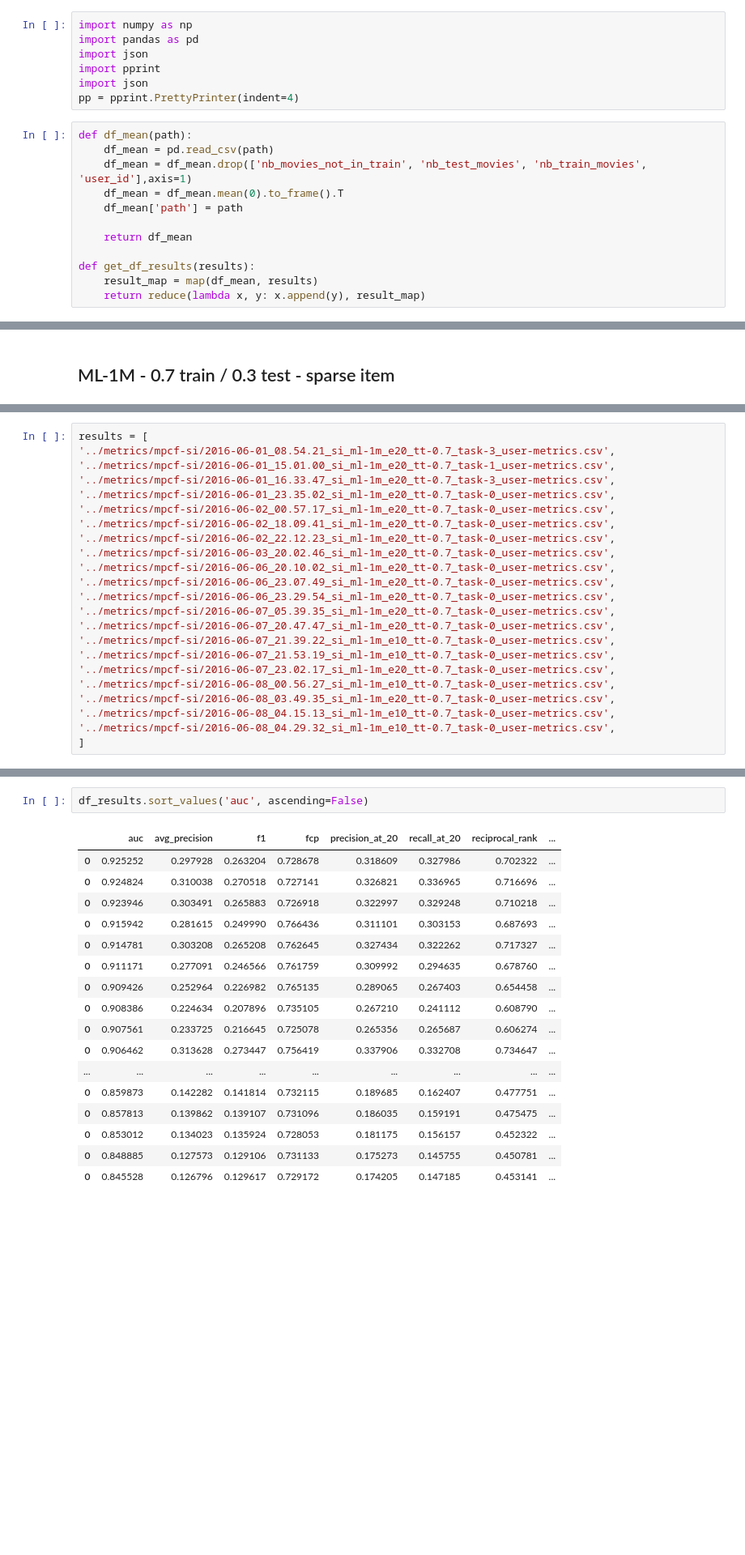
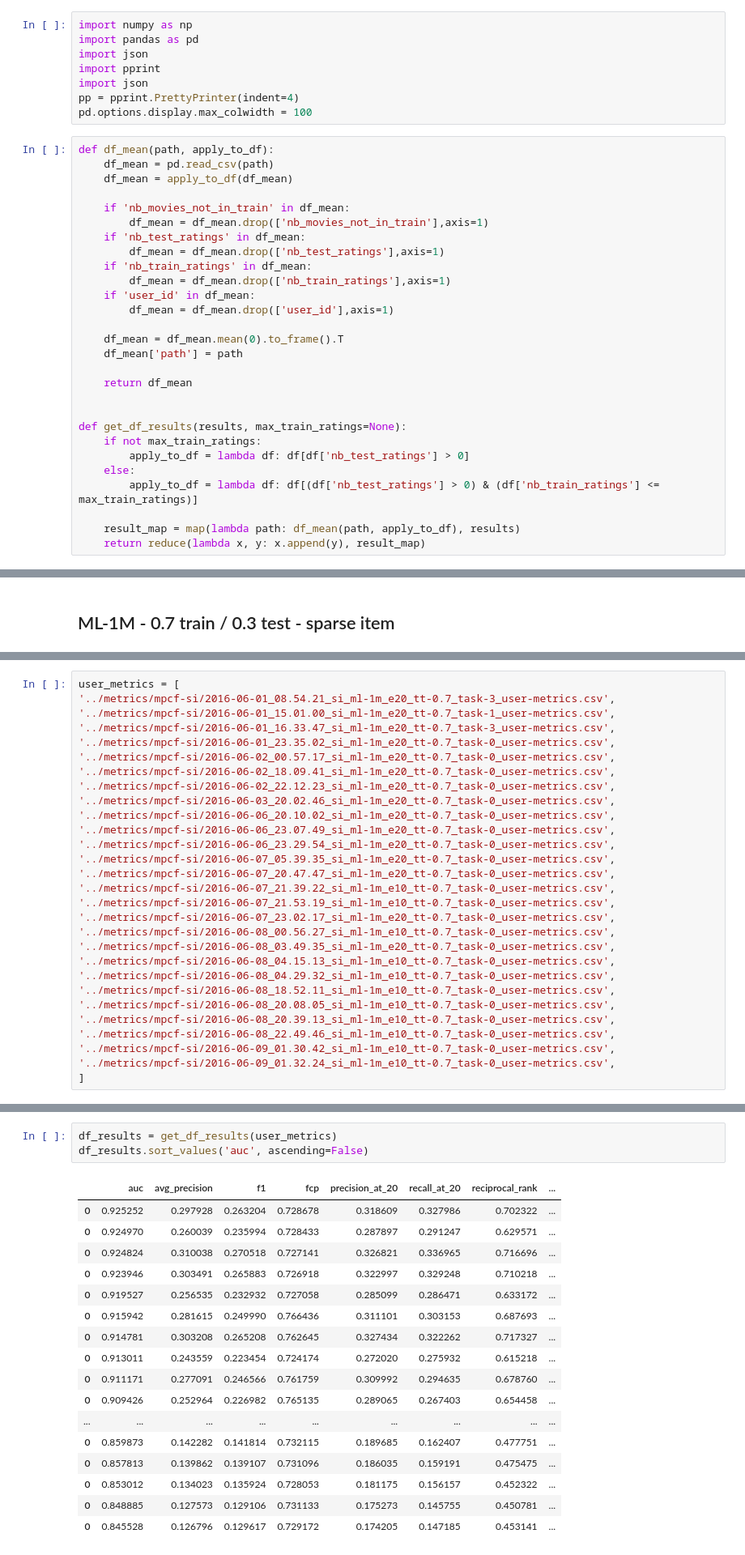
Before and after one commit to marcuniq/bsc-thesis, a Jupyter notebook: code/ipynb/gridsearch_mpcf_si_results.ipynb, the cells around one changed output, grey strips where cells are left out. Shown at 81% size. Saved outputs shown, nothing was run; the diff lists cells and outputs as text; blank space fills up the shorter version.

```diff
--- a/code/ipynb/gridsearch_mpcf_si_results.ipynb
+++ b/code/ipynb/gridsearch_mpcf_si_results.ipynb
@@ -5,17 +5,34 @@ import json
 import pprint
 import json
 pp = pprint.PrettyPrinter(indent=4)
+pd.options.display.max_colwidth = 100
 # %%
-def df_mean(path):
+def df_mean(path, apply_to_df):
     df_mean = pd.read_csv(path)
-    df_mean = df_mean.drop(['nb_movies_not_in_train', 'nb_test_movies', 'nb_train_movies', 'user_id'],axis=1)
+    df_mean = apply_to_df(df_mean)
+
+    if 'nb_movies_not_in_train' in df_mean:
+        df_mean = df_mean.drop(['nb_movies_not_in_train'],axis=1)
+    if 'nb_test_ratings' in df_mean:
+        df_mean = df_mean.drop(['nb_test_ratings'],axis=1)
+    if 'nb_train_ratings' in df_mean:
+        df_mean = df_mean.drop(['nb_train_ratings'],axis=1)
+    if 'user_id' in df_mean:
+        df_mean = df_mean.drop(['user_id'],axis=1)
+
     df_mean = df_mean.mean(0).to_frame().T
     df_mean['path'] = path
 
     return df_mean
 
-def get_df_results(results):
-    result_map = map(df_mean, results)
+
+def get_df_results(results, max_train_ratings=None):
+    if not max_train_ratings:
+        apply_to_df = lambda df: df[df['nb_test_ratings'] > 0]
+    else:
+        apply_to_df = lambda df: df[(df['nb_test_ratings'] > 0) & (df['nb_train_ratings'] <= max_train_ratings)]
+
+    result_map = map(lambda path: df_mean(path, apply_to_df), results)
     return reduce(lambda x, y: x.append(y), result_map)
 # %% [markdown]
 ## ML-100k - 0.7 train / 0.3 test - sparse item
@@ -136,5 +289,5 @@ with open('../models/mpcf-si/2016-05-27_19.59.33_si_ml-100k_e20_tt-0.7_task-15_c
 # %%
-results = [
+user_metrics = [
 '../metrics/mpcf-si/2016-06-01_08.54.21_si_ml-1m_e20_tt-0.7_task-3_user-metrics.csv',
 '../metrics/mpcf-si/2016-06-01_15.01.00_si_ml-1m_e20_tt-0.7_task-1_user-metrics.csv',
 '../metrics/mpcf-si/2016-06-01_16.33.47_si_ml-1m_e20_tt-0.7_task-3_user-metrics.csv',
@@ -155,4 +308,10 @@ results = [
 '../metrics/mpcf-si/2016-06-08_03.49.35_si_ml-1m_e20_tt-0.7_task-0_user-metrics.csv',
 '../metrics/mpcf-si/2016-06-08_04.15.13_si_ml-1m_e10_tt-0.7_task-0_user-metrics.csv',
 '../metrics/mpcf-si/2016-06-08_04.29.32_si_ml-1m_e10_tt-0.7_task-0_user-metrics.csv',
+'../metrics/mpcf-si/2016-06-08_18.52.11_si_ml-1m_e10_tt-0.7_task-0_user-metrics.csv',
+'../metrics/mpcf-si/2016-06-08_20.08.05_si_ml-1m_e10_tt-0.7_task-0_user-metrics.csv',
+'../metrics/mpcf-si/2016-06-08_20.39.13_si_ml-1m_e10_tt-0.7_task-0_user-metrics.csv',
+'../metrics/mpcf-si/2016-06-08_22.49.46_si_ml-1m_e10_tt-0.7_task-0_user-metrics.csv',
+'../metrics/mpcf-si/2016-06-09_01.30.42_si_ml-1m_e10_tt-0.7_task-0_user-metrics.csv',
+'../metrics/mpcf-si/2016-06-09_01.32.24_si_ml-1m_e10_tt-0.7_task-0_user-metrics.csv',
 ]
@@ -161,17 +318,18 @@ df_results = get_df_results(results)
 # %%
+df_results = get_df_results(user_metrics)
 df_results.sort_values('auc', ascending=False)
 # %% [output]
 |  | auc | avg_precision | f1 | fcp | precision_at_20 | recall_at_20 | reciprocal_rank | ... |
 | 0 | 0.925252 | 0.297928 | 0.263204 | 0.728678 | 0.318609 | 0.327986 | 0.702322 | ... |
+| 0 | 0.924970 | 0.260039 | 0.235994 | 0.728433 | 0.287897 | 0.291247 | 0.629571 | ... |
 | 0 | 0.924824 | 0.310038 | 0.270518 | 0.727141 | 0.326821 | 0.336965 | 0.716696 | ... |
 | 0 | 0.923946 | 0.303491 | 0.265883 | 0.726918 | 0.322997 | 0.329248 | 0.710218 | ... |
+| 0 | 0.919527 | 0.256535 | 0.232932 | 0.727058 | 0.285099 | 0.286471 | 0.633172 | ... |
 | 0 | 0.915942 | 0.281615 | 0.249990 | 0.766436 | 0.311101 | 0.303153 | 0.687693 | ... |
 | 0 | 0.914781 | 0.303208 | 0.265208 | 0.762645 | 0.327434 | 0.322262 | 0.717327 | ... |
+| 0 | 0.913011 | 0.243559 | 0.223454 | 0.724174 | 0.272020 | 0.275932 | 0.615218 | ... |
 | 0 | 0.911171 | 0.277091 | 0.246566 | 0.761759 | 0.309992 | 0.294635 | 0.678760 | ... |
 | 0 | 0.909426 | 0.252964 | 0.226982 | 0.765135 | 0.289065 | 0.267403 | 0.654458 | ... |
-| 0 | 0.908386 | 0.224634 | 0.207896 | 0.735105 | 0.267210 | 0.241112 | 0.608790 | ... |
-| 0 | 0.907561 | 0.233725 | 0.216645 | 0.725078 | 0.265356 | 0.265687 | 0.606274 | ... |
-| 0 | 0.906462 | 0.313628 | 0.273447 | 0.756419 | 0.337906 | 0.332708 | 0.734647 | ... |
 | ... | ... | ... | ... | ... | ... | ... | ... | ... |
 | 0 | 0.859873 | 0.142282 | 0.141814 | 0.732115 | 0.189685 | 0.162407 | 0.477751 | ... |
 | 0 | 0.857813 | 0.139862 | 0.139107 | 0.731096 | 0.186035 | 0.159191 | 0.475475 | ... |
```
Also changed, not shown: parts of 40 cells of this notebook, 38 other files.
